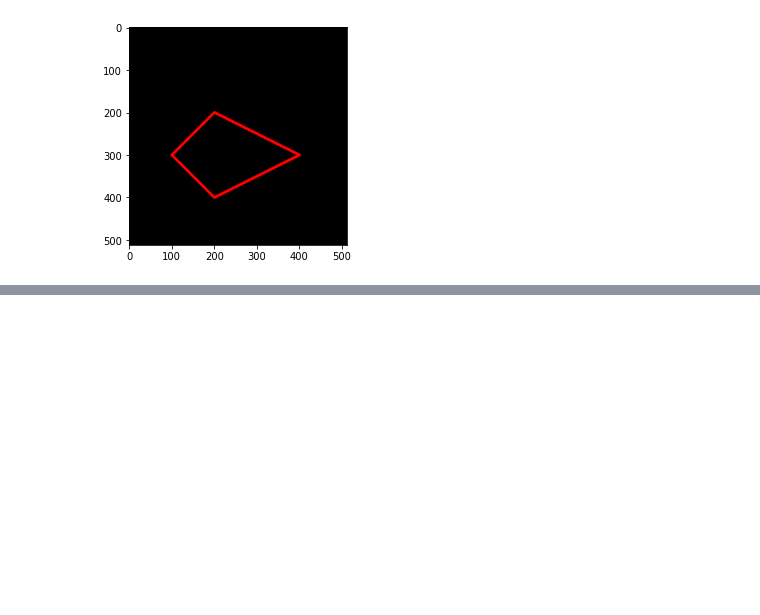
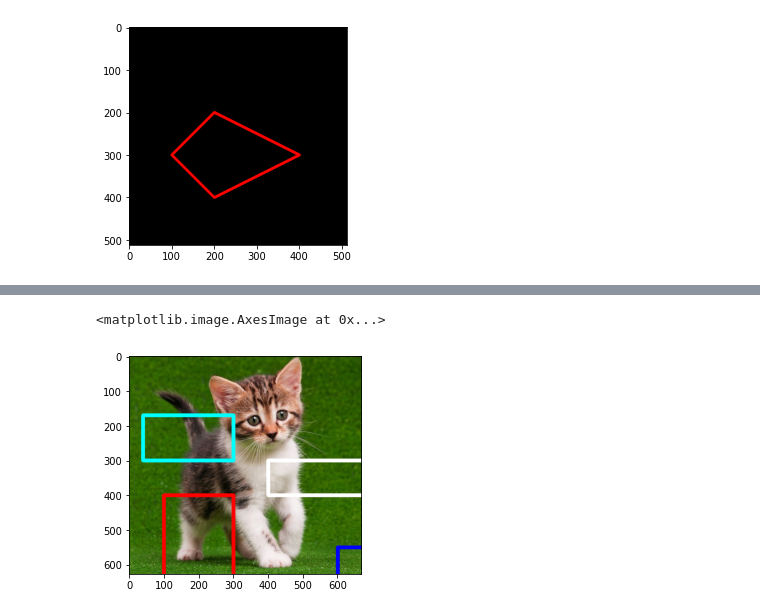
Before and after one commit to dhikaainul/PCVK_Ganjil_2022, a Jupyter notebook: jobsheet2.ipynb, the cells around one changed output, grey strips where cells are left out. Drawn from its saved outputs; the diff is of its cells as text; code cells hidden in the pictures; blank space fills up the shorter version.

```diff
--- a/jobsheet2.ipynb
+++ b/jobsheet2.ipynb
@@ -130,0 +167,12 @@ plt.imshow(black_img2)
+# %%
+#4. Buat 5 kotak berbagai ukuran dan warna yang berbeda dalam satu image. disarankan menggunakan bilangan acak/random!
+img_ktk = cv.cvtColor(img,cv.COLOR_BGR2RGB)
+cv.rectangle(img_ktk, pt1=(300,300), pt2=(40,170), color=(0,255,255), thickness=10)
+cv.rectangle(img_ktk, pt1=(900,100), pt2=(700,200), color=(0,255,0),thickness=10)
+cv.rectangle(img_ktk, pt1=(400,400), pt2=(900,300), color=(255,255,255),thickness=10)
+cv.rectangle(img_ktk, pt1=(100,900), pt2=(300,400), color=(255,0,0),thickness=10)
+cv.rectangle(img_ktk, pt1=(900,700), pt2=(600,550), color=(0,0,255),thickness=10)
+plt.imshow(img_ktk)
+# %% [output]
+<matplotlib.image.AxesImage at 0x...>
+[figure, added]
```
Also changed, not shown: parts of 9 cells of this notebook.
